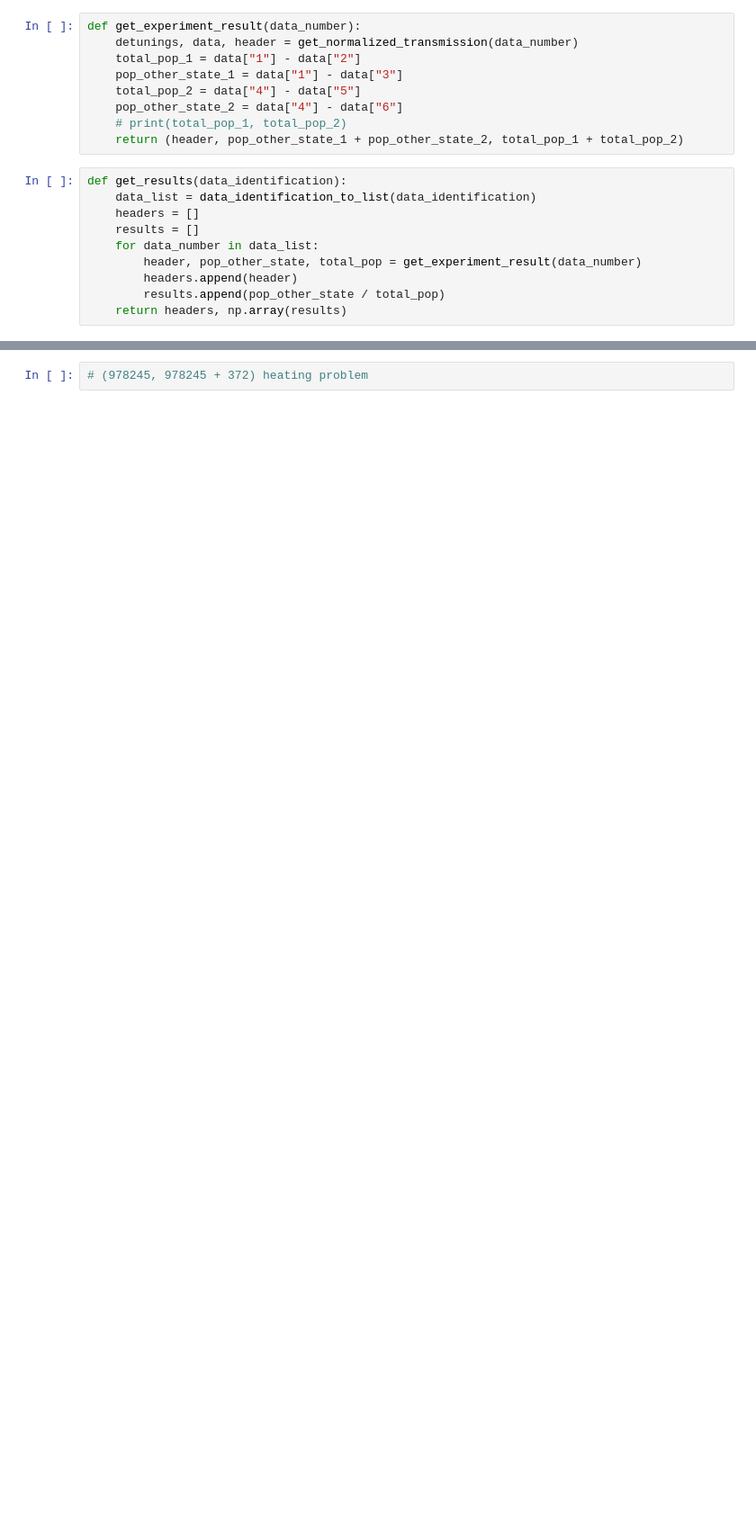
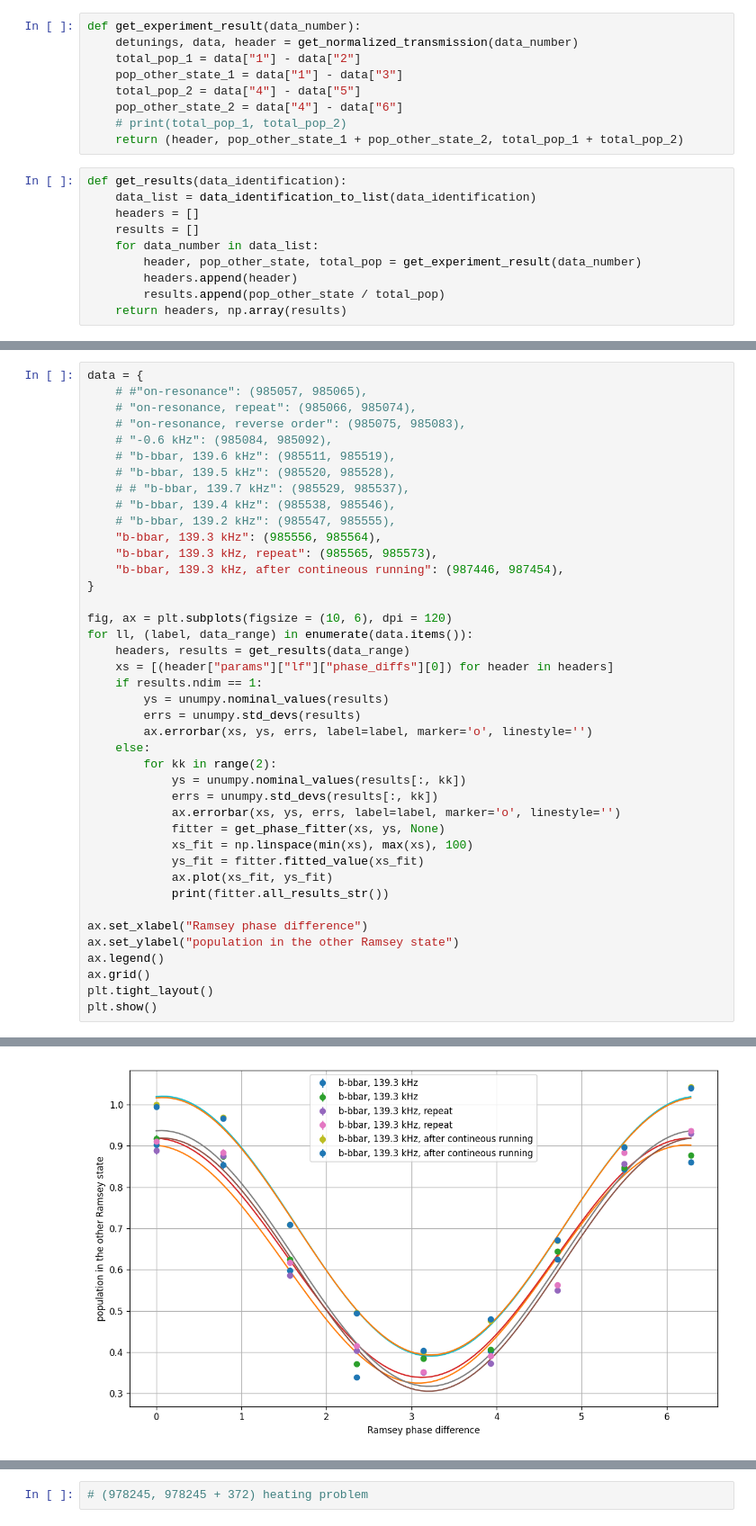
Before and after one commit to vuthalab/onix, a Jupyter notebook: analysis/lf_spectroscopy_quick_state_prep.ipynb, the cells around one changed output, grey strips where cells are left out. Shown at 90% size. Cells and saved outputs as stored; diff of their text form; blank space fills up the shorter version.

```diff
--- a/analysis/lf_spectroscopy_quick_state_prep.ipynb
+++ b/analysis/lf_spectroscopy_quick_state_prep.ipynb
@@ -98,0 +113,42 @@ plt.show()
+# %%
+data = {
+    # #"on-resonance": (985057, 985065),
+    # "on-resonance, repeat": (985066, 985074),
+    # "on-resonance, reverse order": (985075, 985083),
+    # "-0.6 kHz": (985084, 985092),
+    # "b-bbar, 139.6 kHz": (985511, 985519),
+    # "b-bbar, 139.5 kHz": (985520, 985528),
+    # # "b-bbar, 139.7 kHz": (985529, 985537),
+    # "b-bbar, 139.4 kHz": (985538, 985546),
+    # "b-bbar, 139.2 kHz": (985547, 985555),
+    "b-bbar, 139.3 kHz": (985556, 985564),
+    "b-bbar, 139.3 kHz, repeat": (985565, 985573),
+    "b-bbar, 139.3 kHz, after contineous running": (987446, 987454),
+}
+
+fig, ax = plt.subplots(figsize = (10, 6), dpi = 120)
+for ll, (label, data_range) in enumerate(data.items()):
+    headers, results = get_results(data_range)
+    xs = [(header["params"]["lf"]["phase_diffs"][0]) for header in headers]
+    if results.ndim == 1:
+        ys = unumpy.nominal_values(results)
+        errs = unumpy.std_devs(results)
+        ax.errorbar(xs, ys, errs, label=label, marker='o', linestyle='')
+    else:
+        for kk in range(2):
+            ys = unumpy.nominal_values(results[:, kk])
+            errs = unumpy.std_devs(results[:, kk])
+            ax.errorbar(xs, ys, errs, label=label, marker='o', linestyle='')
+            fitter = get_phase_fitter(xs, ys, None)
+            xs_fit = np.linspace(min(xs), max(xs), 100)
+            ys_fit = fitter.fitted_value(xs_fit)
+            ax.plot(xs_fit, ys_fit)
+            print(fitter.all_results_str())
+
+ax.set_xlabel("Ramsey phase difference")
+ax.set_ylabel("population in the other Ramsey state")
+ax.legend()
+ax.grid()
+plt.tight_layout()
+plt.show()
+# %% [output]
@@ -99,2 +172,3 @@ plt.show()
+[figure, added]
 # %%
 data = {
```
Also changed, not shown: parts of 18 cells of this notebook, 5 other files.
